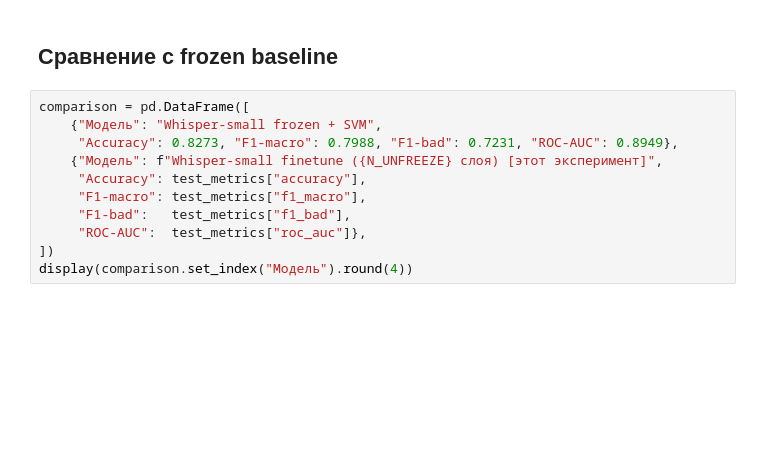
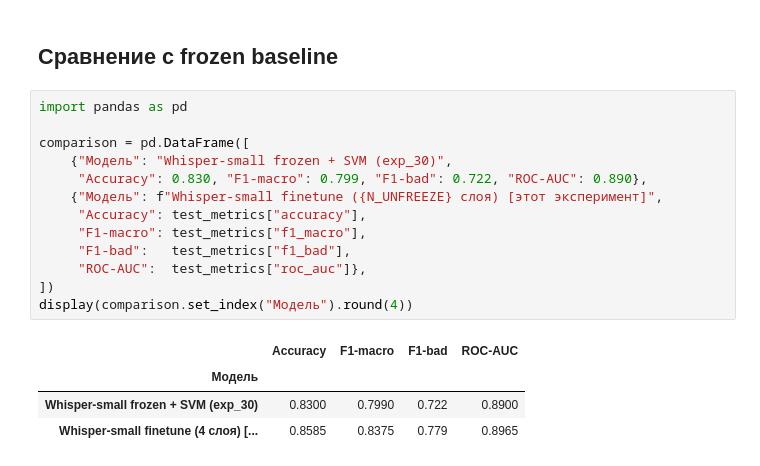
Before and after one commit to dkzmn/HSE_VKR_DetectingSpeechDefects, a Jupyter notebook: experiments/04_pretrained_finetuned/exp_whisper_small_finetune/notebook.ipynb, the cells around one changed output. Saved outputs shown, nothing was run; the diff lists cells and outputs as text; blank space fills up the shorter version.

```diff
--- a/experiments/04_pretrained_finetuned/exp_whisper_small_finetune/notebook.ipynb
+++ b/experiments/04_pretrained_finetuned/exp_whisper_small_finetune/notebook.ipynb
@@ -277,13 +317,20 @@ save_result_csv(
 # %% [markdown]
 ## Сравнение с frozen baseline
 # %%
+import pandas as pd
+
 comparison = pd.DataFrame([
-    {"Модель": "Whisper-small frozen + SVM",
-     "Accuracy": 0.8273, "F1-macro": 0.7988, "F1-bad": 0.7231, "ROC-AUC": 0.8949},
+    {"Модель": "Whisper-small frozen + SVM (exp_30)",
+     "Accuracy": 0.830, "F1-macro": 0.799, "F1-bad": 0.722, "ROC-AUC": 0.890},
     {"Модель": f"Whisper-small finetune ({N_UNFREEZE} слоя) [этот эксперимент]",
      "Accuracy": test_metrics["accuracy"],
      "F1-macro": test_metrics["f1_macro"],
      "F1-bad":   test_metrics["f1_bad"],
      "ROC-AUC":  test_metrics["roc_auc"]},
 ])
 display(comparison.set_index("Модель").round(4))
+# %% [output]
+|  | Accuracy | F1-macro | F1-bad | ROC-AUC |
+| Модель |  |  |  |  |
+| Whisper-small frozen + SVM (exp_30) | 0.8300 | 0.7990 | 0.722 | 0.8900 |
+| Whisper-small finetune (4 слоя) [... | 0.8585 | 0.8375 | 0.779 | 0.8965 |
```
Also changed, not shown: parts of 5 cells of this notebook, 28 other files.
